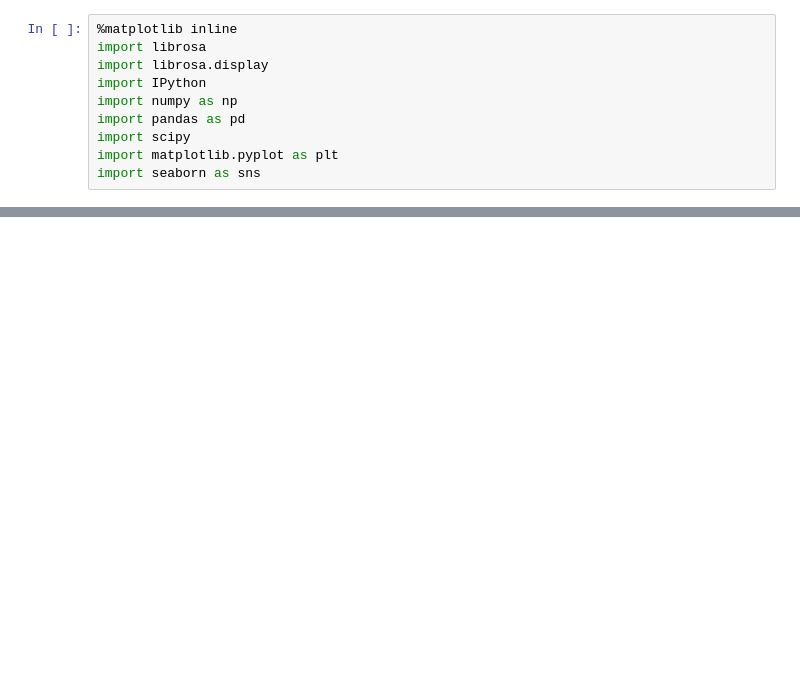
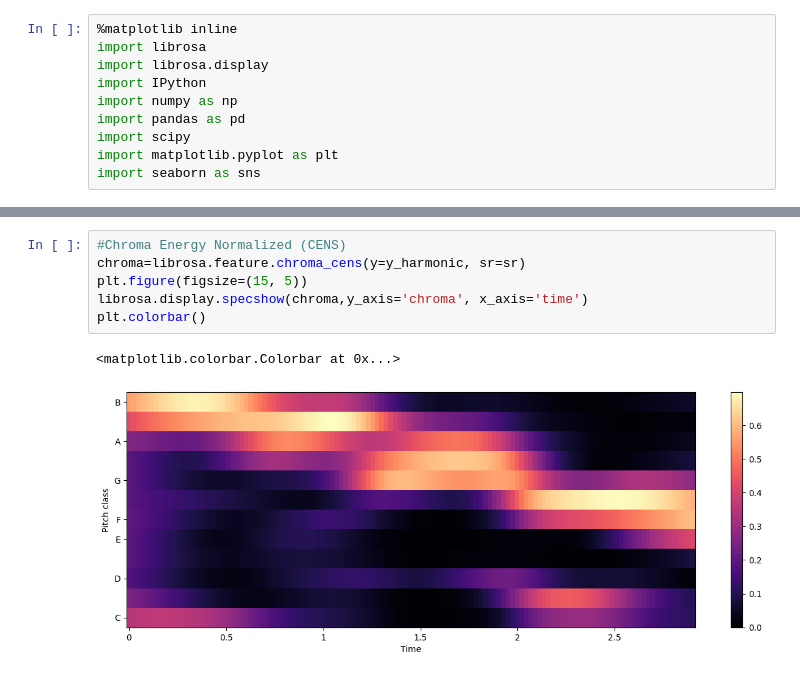
Before and after one commit to SBerik/EvaluateKazakhSpeech, a Jupyter notebook: notebooks/SVM_example.ipynb, the cells around one changed output, grey strips where cells are left out. Drawn from its saved outputs; the diff is of its cells as text; blank space fills up the shorter version.

```diff
--- a/notebooks/SVM_example.ipynb
+++ b/notebooks/SVM_example.ipynb
@@ -23,0 +58,9 @@ FileNotFoundError: [Errno 2] No such file or directory: '../input/audioset/Train
+# %%
+#Chroma Energy Normalized (CENS)
+chroma=librosa.feature.chroma_cens(y=y_harmonic, sr=sr)
+plt.figure(figsize=(15, 5))
+librosa.display.specshow(chroma,y_axis='chroma', x_axis='time')
+plt.colorbar()
+# %% [output]
+<matplotlib.colorbar.Colorbar at 0x...>
+[figure, added]
```
Also changed, not shown: parts of 27 cells of this notebook.
